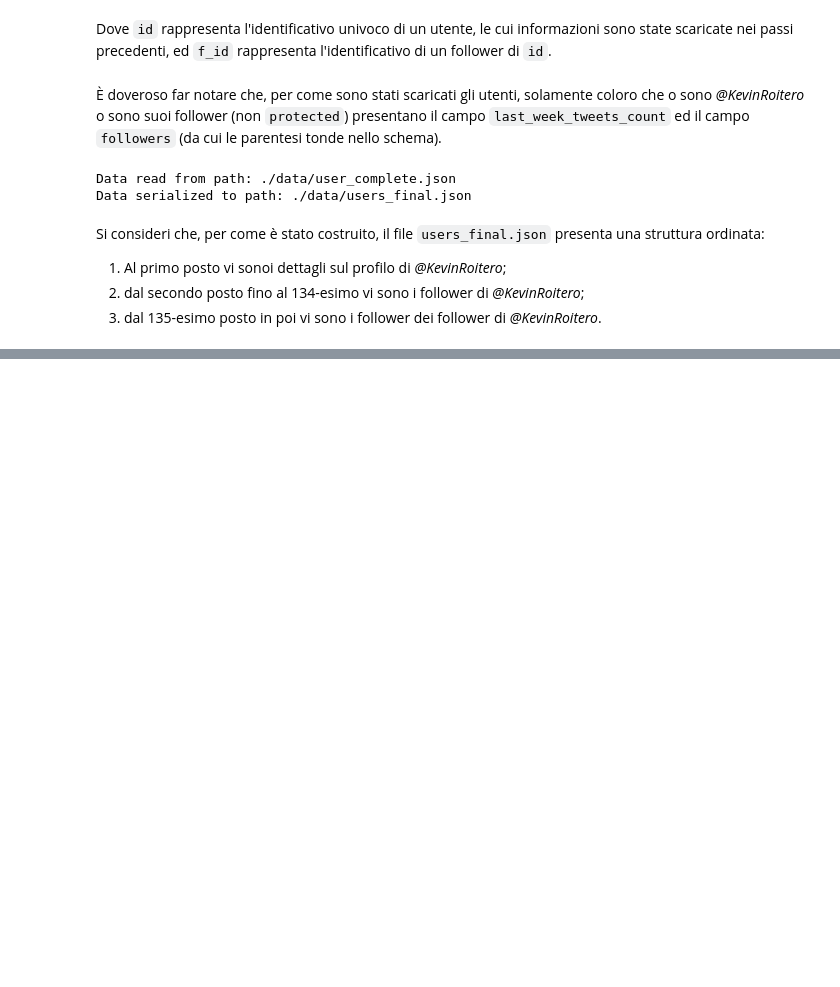
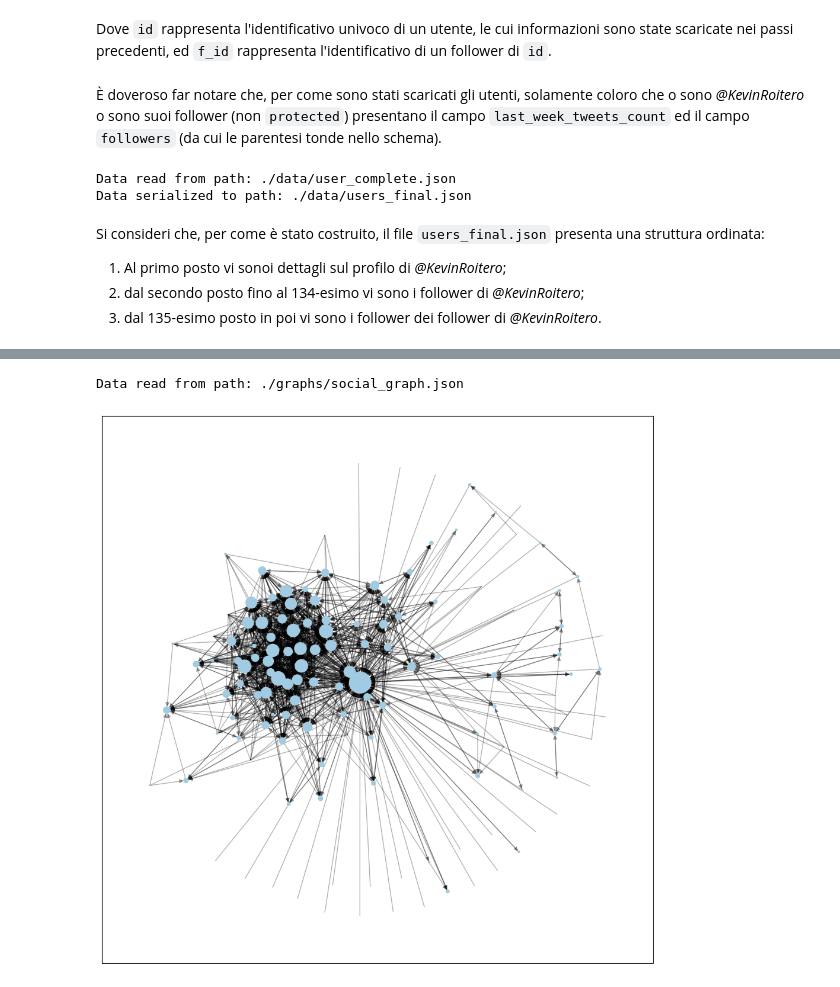
Before and after one commit to TheCancia22/Social-Computing-Project-1-2, a Jupyter notebook: progetto.ipynb, the cells around one changed output, grey strips where cells are left out. Drawn from its saved outputs; the diff is of its cells as text; code cells hidden in the pictures; blank space fills up the shorter version.

```diff
--- a/progetto.ipynb
+++ b/progetto.ipynb
@@ -381,16 +302,0 @@ rcParams['figure.figsize'] = 12, 12
-# %%
-in_degree_weight = []
-for node in social_graph.nodes():
-    in_degree_weight.append(social_graph.in_degree(node))
-
-
-nx.draw_networkx(
-    social_graph,
-    pos=nx.spring_layout(social_graph),
-    node_color='#A0CBE2',
-    edge_color=(0,0,0,0.4),
-    with_labels=False,
-    node_size = in_degree_weight
-)
-plt.savefig(out_folder+"/social_graph.pdf")
-plt.show()
@@ -561,0 +395,32 @@ KeyboardInterrupt:
+# %%
+# Si definisce una funzione per disegnare un grafo in cui la dimensione dei nodi è direttamente proporzionale all'(in-)degree
+def plot_graph(graph, graph_name):
+    node_size = []
+    k = 5 # costante di "ingrandimento" dei nodi
+    # A seconda della natura del grafo, si sceglie quale metrica usare
+    if nx.is_directed(graph):
+        for node in graph.nodes():
+            node_size.append(graph.in_degree(node)*k)
+    else:
+        for node in graph.nodes():
+            node_size.append(graph.degree(node)*k)
+
+    # Si disegna il grafo
+    nx.draw_networkx(
+        graph,
+        pos = nx.spring_layout(graph), # algoritmo di Fruchterman-Reingold
+        node_color = '#A0CBE2',
+        edge_color = (0,0,0,0.3), # gli archi sono trasparenti al fine di far risaltare i nodi
+        with_labels = False,
+        node_size = node_size
+    )
+
+    plt.savefig(out_folder + "/"+graph_name+".pdf")
+    plt.show()
+# %%
+# Si visualizza il grafo diretto
+social_graph = nx.node_link_graph(read_json(graph_folder+"/social_graph.json"))
+plot_graph(social_graph, "social_graph")
+# %% [output]
+Data read from path: ./graphs/social_graph.json
+[figure, added]
```
Also changed, not shown: parts of 58 cells of this notebook, 9 other files.
